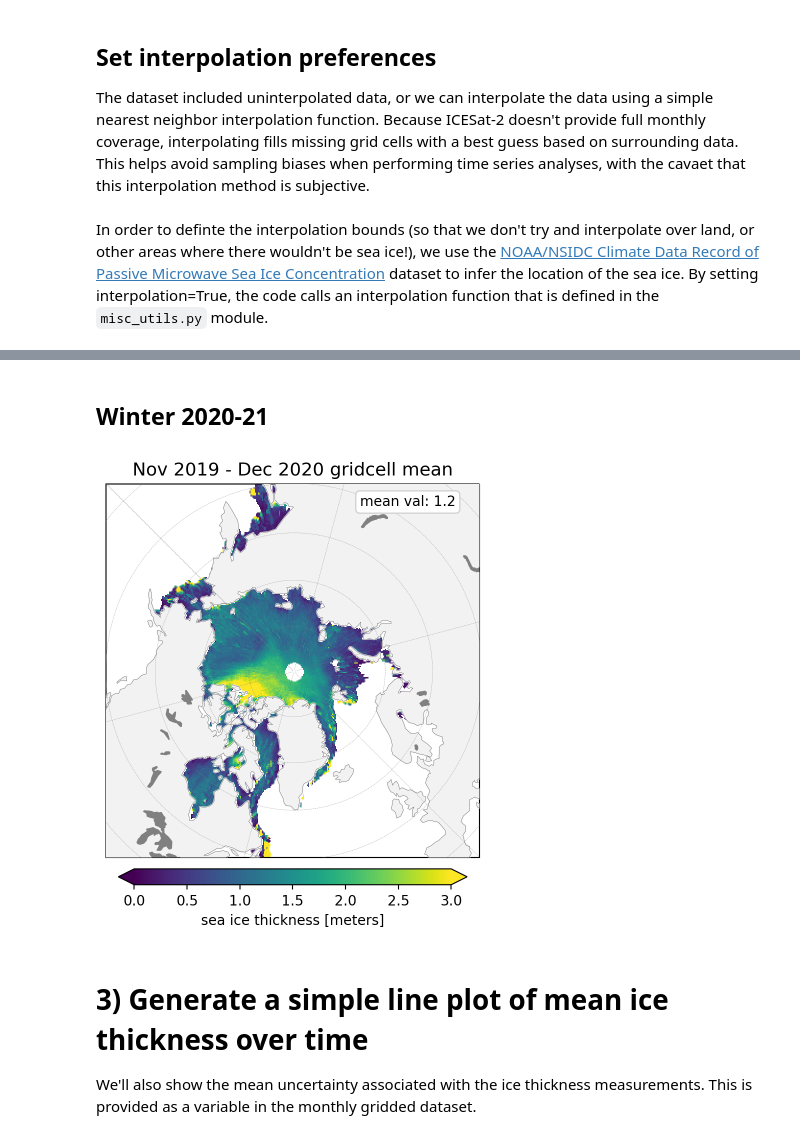
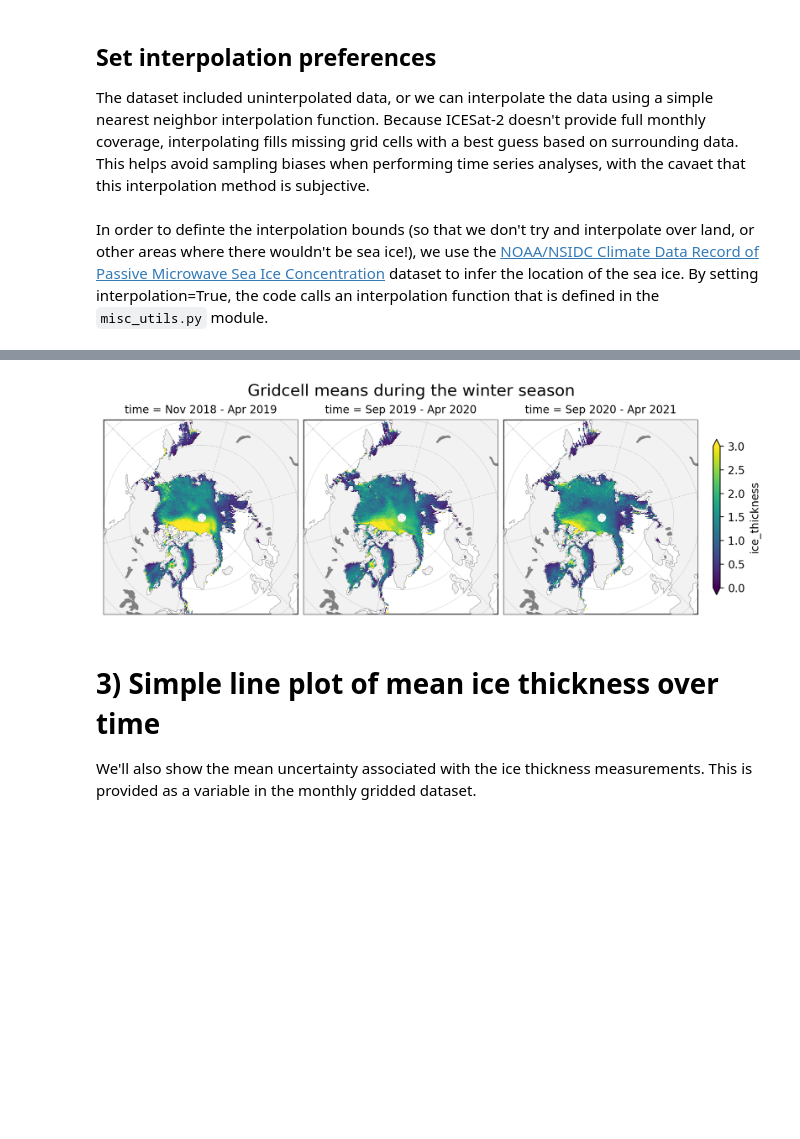
Before and after one commit to nicolejkeeney/icesat2-book, a Jupyter notebook: is2_intro.ipynb, the cells around one changed output, grey strips where cells are left out. Cells and saved outputs as stored; diff of their text form; code cells hidden in the pictures; blank space fills up the shorter version.

```diff
--- a/is2_intro.ipynb
+++ b/is2_intro.ipynb
@@ -159,16 +99,14 @@ plotArcticOneMonth(thickness_av_winter2, minval=0, maxval=3, title="Nov 2019 - A
-# %% [markdown]
-## Winter 2020-21
-# %%
-# Compute mean thickness for winter 3
-end_month = winter_months[-1].strftime("%b ")+winter_months[-1].strftime("%Y") # Need to be a bit fancy here so that it works for interpolated data (which cuts off at Dec 2020) and uninterpolated data (which allows the entire winter of data, since it's not dependent on the CDR data)
-thickness_av_winter2 = thickness.sel(time=slice("Nov 2019", end_month)).mean(dim = ["time"])
-thickness_av_winter2 = thickness_av_winter2.assign_attrs(thickness.attrs)
-
-# Plot
-plotArcticOneMonth(thickness_av_winter2, minval=0, maxval=3, title="Nov 2019 - "+end_month+" gridcell mean")
-# %% [output]
-[figure, removed]
+# %%
+mean_list = []
+for winter_n in [winter18_19, winter19_20, winter20_21]:
+    da_mean = is2_ds["ice_thickness"].sel(time=winter_n).mean(dim="time")
+    da_mean = da_mean.assign_coords({"time":winter_n[0].strftime("%b %Y")+" - "+winter_n[-1].strftime("%b %Y")})
+    mean_list.append(da_mean)
+
+plotArcticMaps(xr.concat(mean_list, dim="time"), minval=0, maxval=3, title="Gridcell means during the winter season")
+# %% [output]
+[figure, added]
 # %% [markdown]
-# 3) Generate a simple line plot of mean ice thickness over time
+# 3) Simple line plot of mean ice thickness over time
 We'll also show the mean uncertainty associated with the ice thickness measurements. This is provided as a variable in the monthly gridded dataset.
 # %% [markdown]
```
Also changed, not shown: parts of 15 cells of this notebook, 3 other files.
